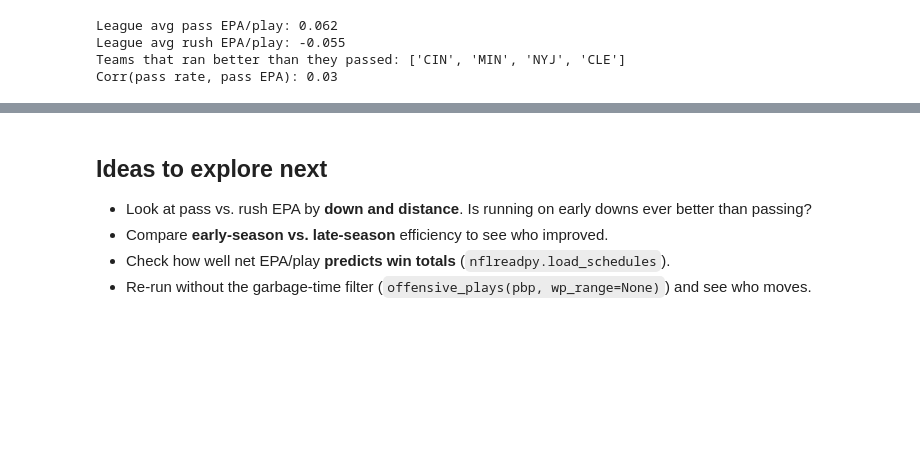
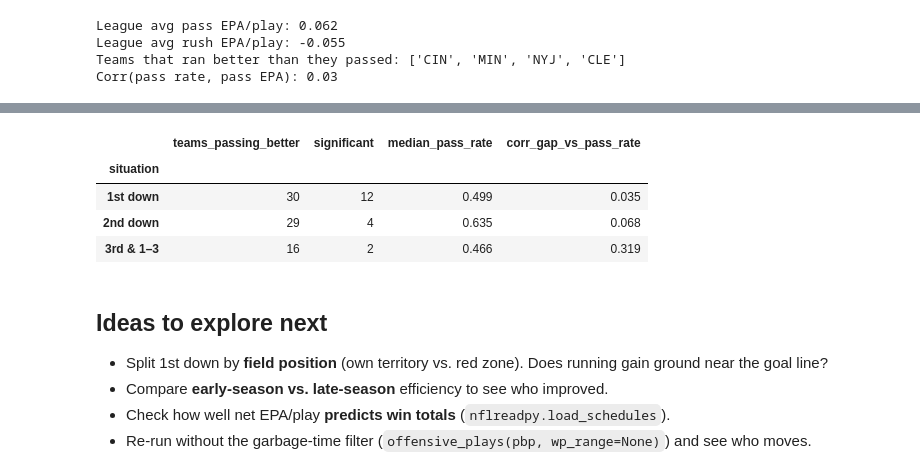
Before and after one commit to girsc007/nfl-analytics, a Jupyter notebook: notebooks/01_team_efficiency.ipynb, the cells around one changed output, grey strips where cells are left out. Drawn from its saved outputs; the diff is of its cells as text; code cells hidden in the pictures; blank space fills up the shorter version.

```diff
--- a/notebooks/01_team_efficiency.ipynb
+++ b/notebooks/01_team_efficiency.ipynb
@@ -109,6 +125,23 @@ Corr(pass rate, pass EPA): 0.03
+# %%
+teams_only = by_down[by_down["team"] != "NFL"]
+summary = teams_only.groupby("situation", sort=False).agg(
+    teams_passing_better=("gap", lambda g: (g > 0).sum()),
+    significant=("significant", "sum"),
+    median_pass_rate=("pass_rate", "median"),
+)
+# Do teams pass more when passing works better for them?
+summary["corr_gap_vs_pass_rate"] = teams_only.groupby("situation", sort=False).apply(
+    lambda g: g["gap"].corr(g["pass_rate"]))
+summary
+# %% [output]
+|  | teams_passing_better | significant | median_pass_rate | corr_gap_vs_pass_rate |
+| situation |  |  |  |  |
+| 1st down | 30 | 12 | 0.499 | 0.035 |
+| 2nd down | 29 | 4 | 0.635 | 0.068 |
+| 3rd & 1–3 | 16 | 2 | 0.466 | 0.319 |
 # %% [markdown]
 ## Ideas to explore next
-- Look at pass vs. rush EPA by **down and distance**. Is running on early downs ever better than passing?
+- Split 1st down by **field position** (own territory vs. red zone). Does running gain ground near the goal line?
 - Compare **early-season vs. late-season** efficiency to see who improved.
 - Check how well net EPA/play **predicts win totals** (`nflreadpy.load_schedules`).
 - Re-run without the garbage-time filter (`offensive_plays(pbp, wp_range=None)`) and see who moves.
```
Also changed, not shown: parts of 2 cells of this notebook, 7 other files.
